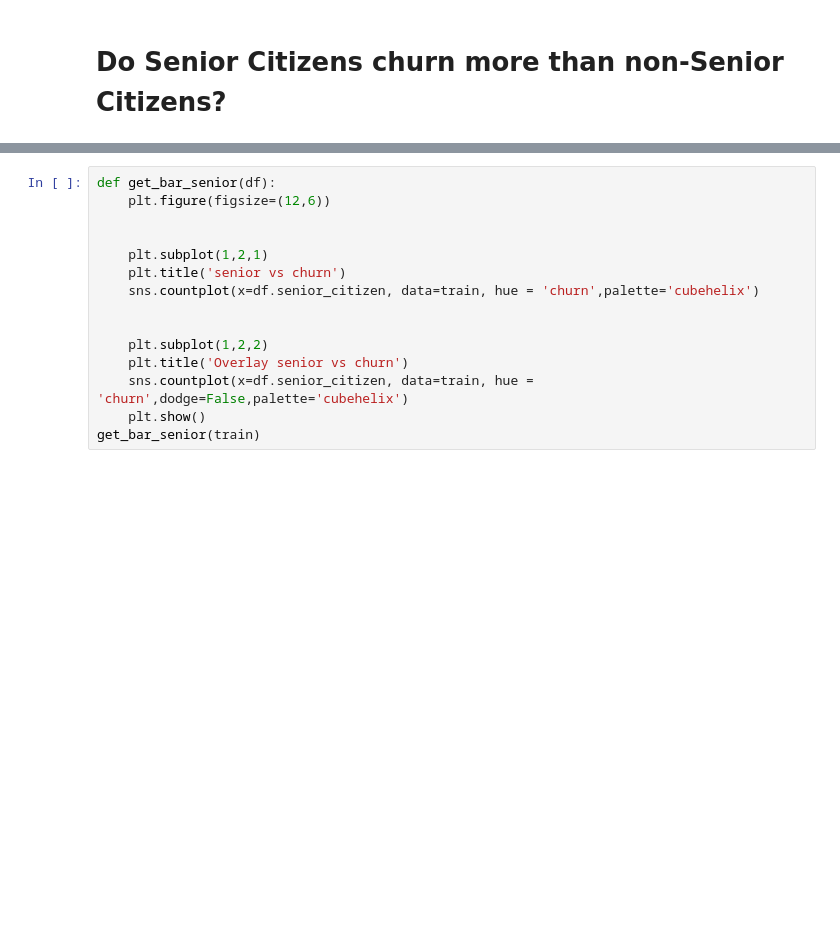
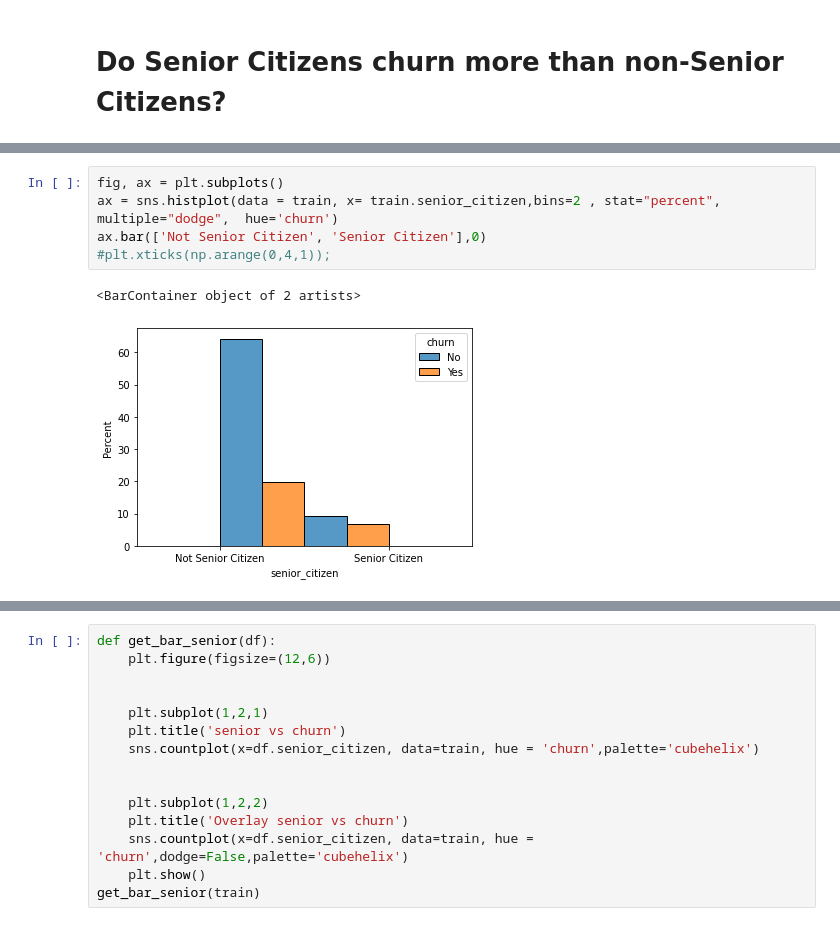
Before and after one commit to Yvette-Ibarra/classification-project, a Jupyter notebook: working_notebook.ipynb, the cells around one changed output, grey strips where cells are left out. Cells and saved outputs as stored; diff of their text form; blank space fills up the shorter version.

```diff
--- a/working_notebook.ipynb
+++ b/working_notebook.ipynb
@@ -412,0 +416,8 @@ sns.histplot(data =train, cbar=True,x='senior_citizen',stat='percent',hue='churn
+# %%
+fig, ax = plt.subplots()
+ax = sns.histplot(data = train, x= train.senior_citizen,bins=2 , stat="percent", multiple="dodge",  hue='churn')
+ax.bar(['Not Senior Citizen', 'Senior Citizen'],0)
+#plt.xticks(np.arange(0,4,1));
+# %% [output]
+<BarContainer object of 2 artists>
+[figure, added]
```
Also changed, not shown: parts of 73 cells of this notebook, 3 other files.
